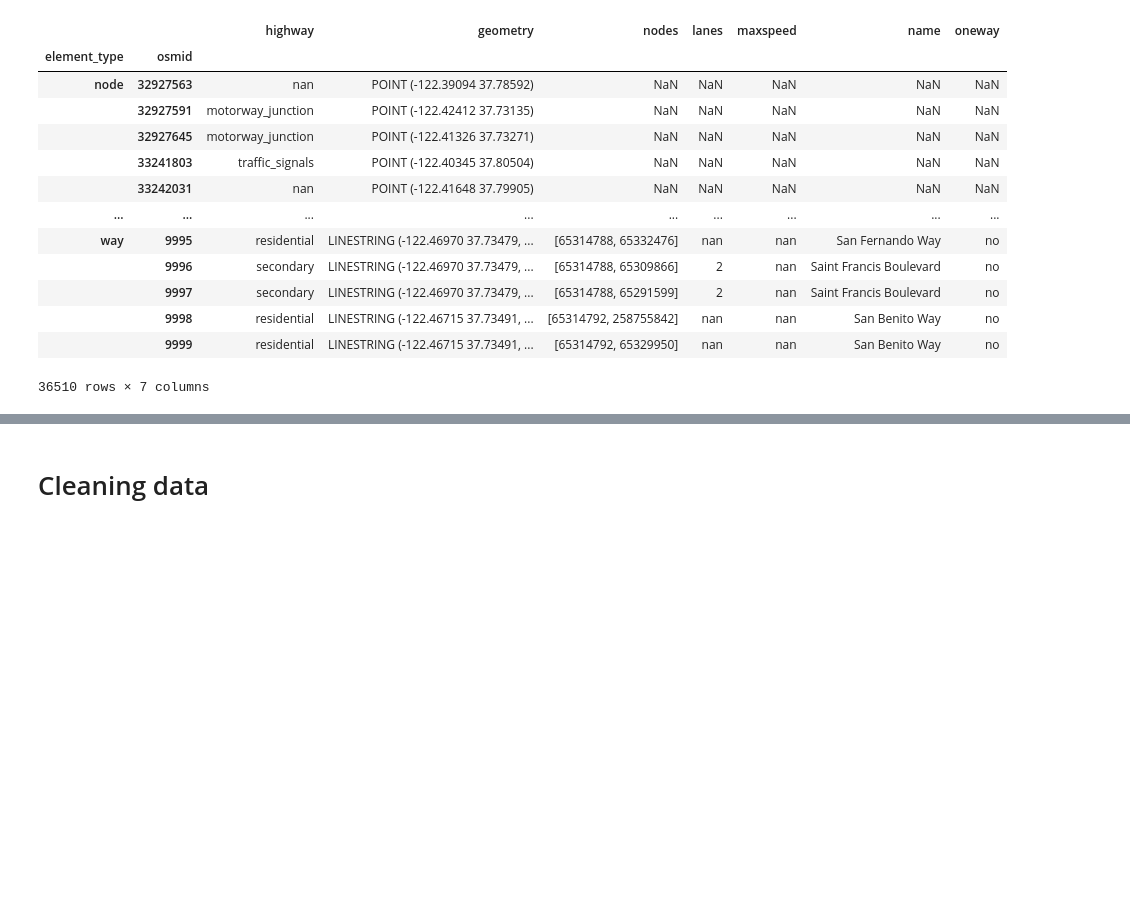
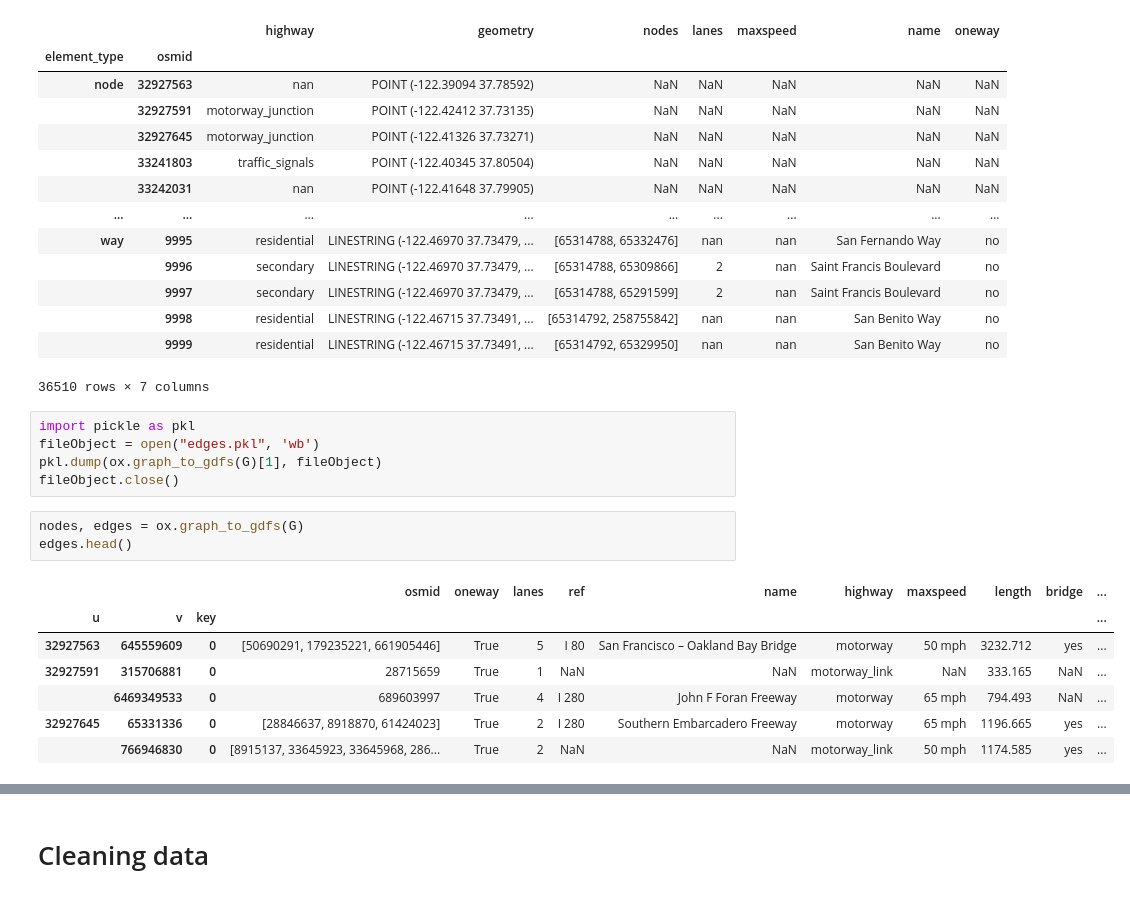
Before and after one commit to YgLK/data_engineering, a Jupyter notebook: ways_join.ipynb, the cells around one changed output, grey strips where cells are left out. Saved outputs shown, nothing was run; the diff lists cells and outputs as text; blank space fills up the shorter version.

Commit message:
pickle unique_results

```diff
--- a/ways_join.ipynb
+++ b/ways_join.ipynb
@@ -30,3 +30,19 @@ gdf
 |  | 9998 | residential | LINESTRING (-122.46715 37.73491, ... | [65314792, 258755842] | nan | nan | San Benito Way | no |
 |  | 9999 | residential | LINESTRING (-122.46715 37.73491, ... | [65314792, 65329950] | nan | nan | San Benito Way | no |
 36510 rows × 7 columns
+# %%
+import pickle as pkl
+fileObject = open("edges.pkl", 'wb')
+pkl.dump(ox.graph_to_gdfs(G)[1], fileObject)
+fileObject.close()
+# %%
+nodes, edges = ox.graph_to_gdfs(G)
+edges.head()
+# %% [output]
+|  |  |  | osmid | oneway | lanes | ref | name | highway | maxspeed | length | bridge | ... |
+| u | v | key |  |  |  |  |  |  |  |  |  | ... |
+| 32927563 | 645559609 | 0 | [50690291, 179235221, 661905446] | True | 5 | I 80 | San Francisco – Oakland Bay Bridge | motorway | 50 mph | 3232.712 | yes | ... |
+| 32927591 | 315706881 | 0 | 28715659 | True | 1 | NaN | NaN | motorway_link | NaN | 333.165 | NaN | ... |
+|  | 6469349533 | 0 | 689603997 | True | 4 | I 280 | John F Foran Freeway | motorway | 65 mph | 794.493 | NaN | ... |
+| 32927645 | 65331336 | 0 | [28846637, 8918870, 61424023] | True | 2 | I 280 | Southern Embarcadero Freeway | motorway | 65 mph | 1196.665 | yes | ... |
+|  | 766946830 | 0 | [8915137, 33645923, 33645968, 286... | True | 2 | NaN | NaN | motorway_link | 50 mph | 1174.585 | yes | ... |
```
Also changed, not shown: parts of 9 cells of this notebook, 1 other file.
